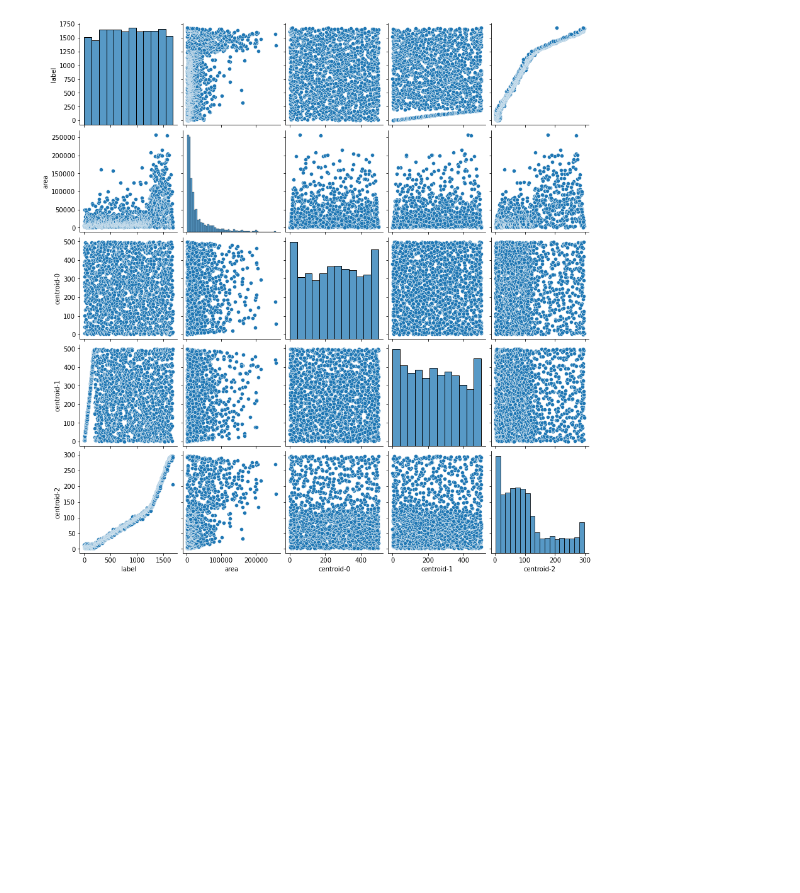
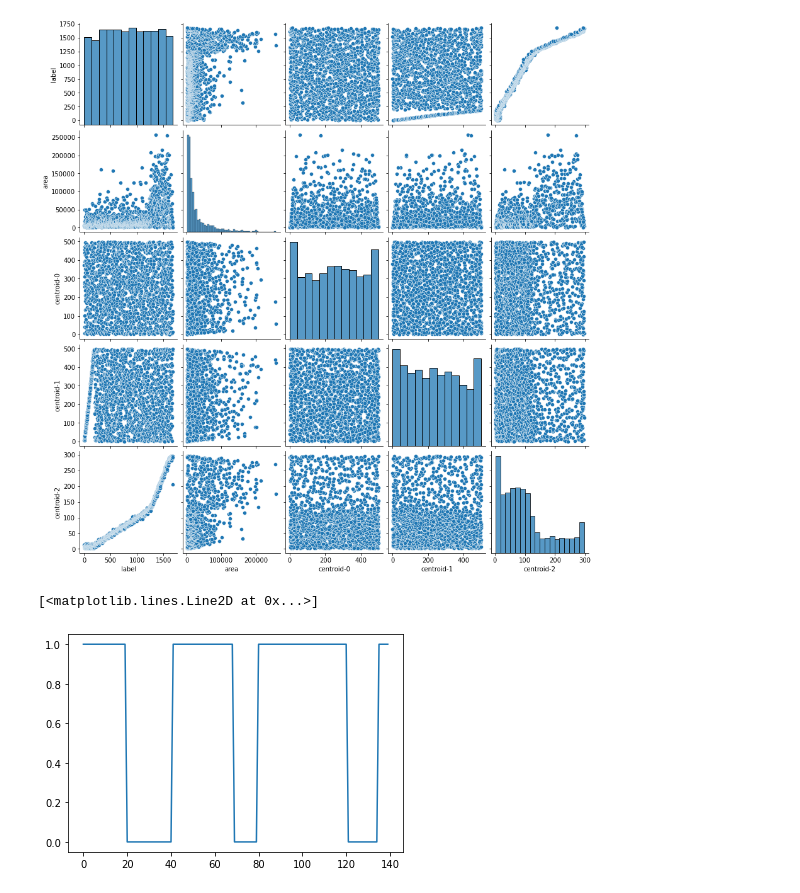
Before and after one commit to ImagingLectures/Quantitative-Big-Imaging-2021, a Jupyter notebook: Lectures/Lecture-07/PlayGround-07.ipynb, the cells around one changed output. Saved outputs shown, nothing was run; the diff lists cells and outputs as text; code cells hidden in the pictures; blank space fills up the shorter version.

```diff
--- a/Lectures/Lecture-07/PlayGround-07.ipynb
+++ b/Lectures/Lecture-07/PlayGround-07.ipynb
@@ -320,3 +320,9 @@ sns.pairplot(grains, vars=['label','area','centroid-0','centroid-1','centroid-2'
 # %% [output]
 <seaborn.axisgrid.PairGrid at 0x...>
 [figure]
+# %%
+bv=bi[260:400,250,150]
+plt.plot(bv)
+# %% [output]
+[<matplotlib.lines.Line2D at 0x...>]
+[figure, added]
```
Also changed, not shown: parts of 2 cells of this notebook.
